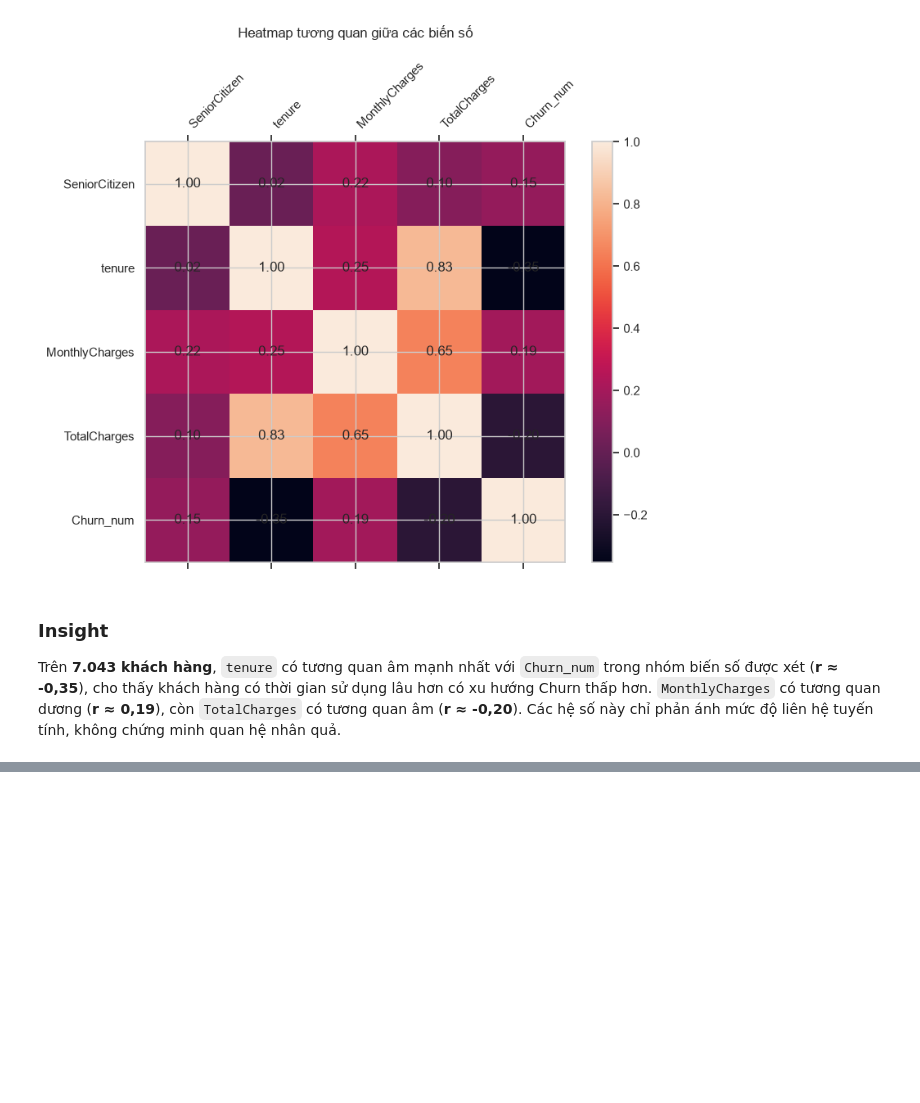
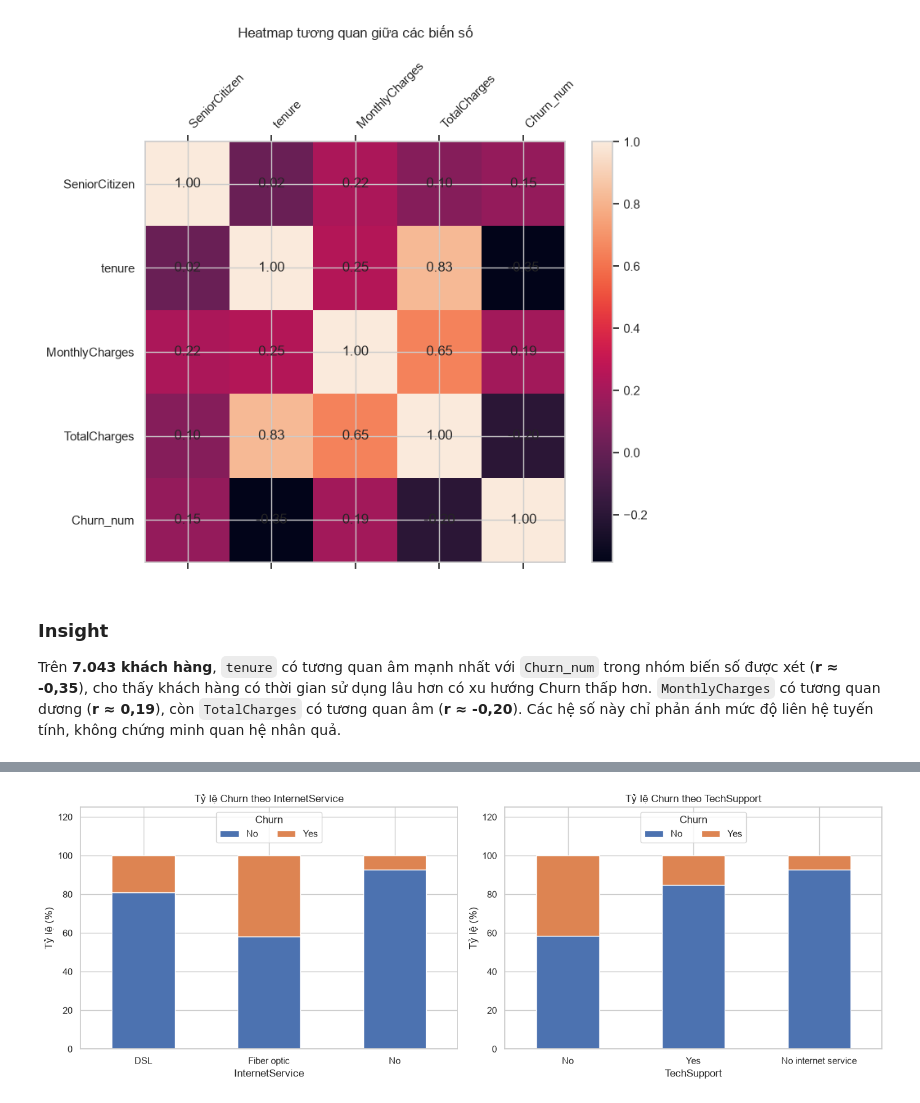
Before and after one commit to quoczai22/project_machine_learning, a Jupyter notebook: notebooks/EDA.ipynb, the cells around one changed output, grey strips where cells are left out. Cells and saved outputs as stored; diff of their text form; code cells hidden in the pictures; blank space fills up the shorter version.

```diff
--- a/notebooks/EDA.ipynb
+++ b/notebooks/EDA.ipynb
@@ -483,0 +546,36 @@ Các biểu đồ EDA phải vừa được hiển thị trong notebook vừa đ
+# %%
+fig, axes = plt.subplots(1, 2, figsize=(14, 5))
+
+internet_churn.plot(
+    kind="bar",
+    stacked=True,
+    ax=axes[0]
+)
+axes[0].set_title("Tỷ lệ Churn theo InternetService")
+axes[0].set_xlabel("InternetService")
+axes[0].set_ylabel("Tỷ lệ (%)")
+axes[0].tick_params(axis="x", rotation=0)
+axes[0].set_ylim(0, 125)
+axes[0].legend(title="Churn", loc="upper center", ncol=2)
+
+techsupport_churn.plot(
+    kind="bar",
+    stacked=True,
+    ax=axes[1]
+)
+axes[1].set_title("Tỷ lệ Churn theo TechSupport")
+axes[1].set_xlabel("TechSupport")
+axes[1].set_ylabel("Tỷ lệ (%)")
+axes[1].tick_params(axis="x", rotation=0)
+axes[1].set_ylim(0, 125)
+axes[1].legend(title="Churn", loc="upper center", ncol=2)
+
+plt.tight_layout()
+plt.savefig(
+    FIGURES_DIR / "07_churn_by_internet_and_techsupport.png",
+    dpi=160,
+    bbox_inches="tight"
+)
+plt.show()
+# %% [output]
+[figure, added]
```
Also changed, not shown: parts of 11 cells of this notebook, 12 other files.
